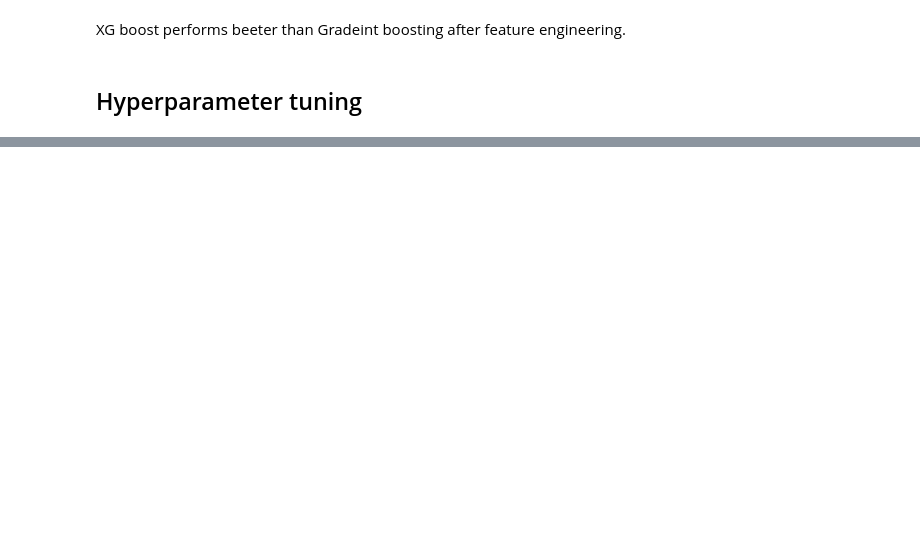
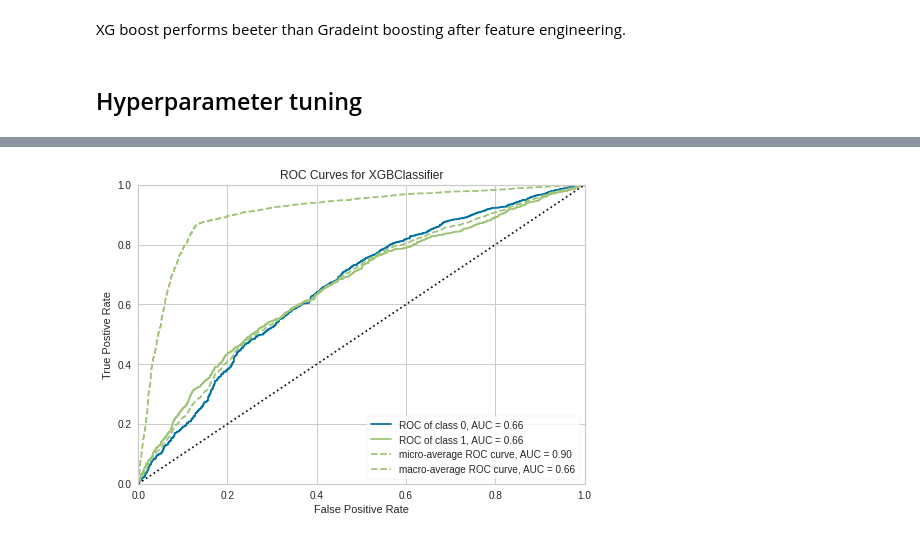
Before and after one commit to asheetsinvhal/dataAnalytics2020, a Jupyter notebook: HR Analytics/HRAx_Predict_Empl_Job_change.ipynb, the cells around one changed output, grey strips where cells are left out. Drawn from its saved outputs; the diff is of its cells as text; code cells hidden in the pictures; blank space fills up the shorter version.

```diff
--- a/HR Analytics/HRAx_Predict_Empl_Job_change.ipynb
+++ b/HR Analytics/HRAx_Predict_Empl_Job_change.ipynb
@@ -746,3 +742,5 @@ compare_models(fold = 5, round = 3,  sort = 'Accuracy', turbo = True)
 XG boost performs beeter than Gradeint boosting after feature engineering.
 # %% [markdown]
 ## Hyperparameter tuning
+# %%
+classification_xgb = create_model('xgboost')
@@ -748,0 +761,4 @@ XG boost performs beeter than Gradeint boosting after feature engineering.
+# %%
+plot_model(classification_xgb, plot = 'auc')
+# %% [output]
+[figure, added]
```
Also changed, not shown: parts of 12 cells of this notebook.
